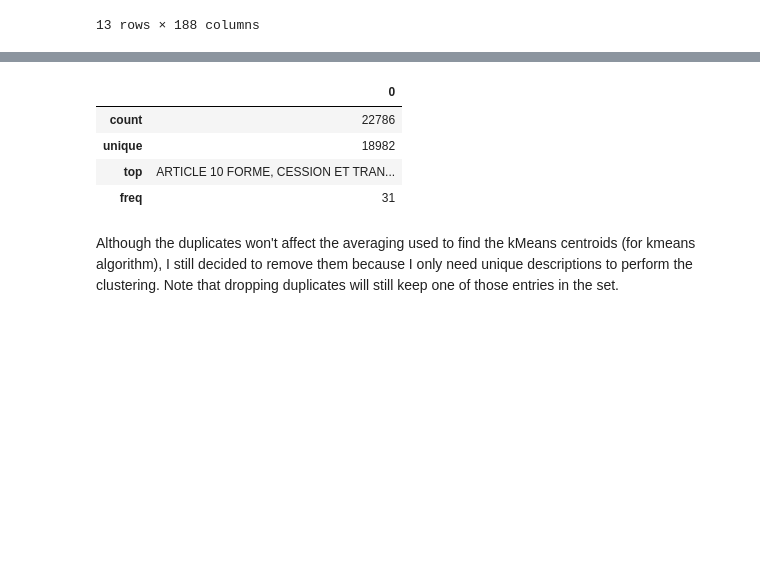
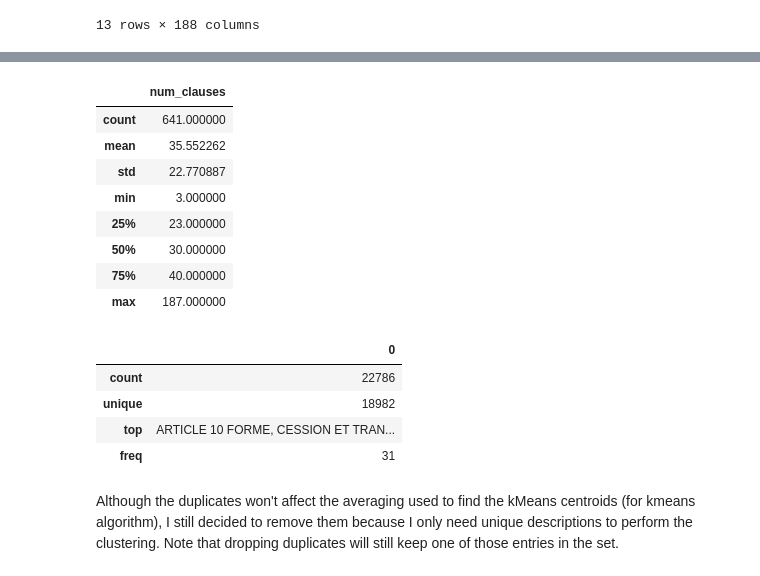
Before and after one commit to alaameloh/Hyperlex_test, a Jupyter notebook: hyperlex_test.ipynb, the cells around one changed output, grey strips where cells are left out. Cells and saved outputs as stored; diff of their text form; code cells hidden in the pictures; blank space fills up the shorter version.

```diff
--- a/hyperlex_test.ipynb
+++ b/hyperlex_test.ipynb
@@ -97,3 +104,15 @@ contracts_df.loc[[58,101,589],0] = None
+# %%
+contracts_df.describe() #to have an idea about the number of clusters
+# %% [output]
+|  | num_clauses |
+| count | 641.000000 |
+| mean | 35.552262 |
+| std | 22.770887 |
+| min | 3.000000 |
+| 25% | 23.000000 |
+| 50% | 30.000000 |
+| 75% | 40.000000 |
+| max | 187.000000 |
 # %%
 clauses_df = contracts_df.drop('num_clauses',axis=1).values.flatten()
 clauses_df = clauses_df[clauses_df != np.array(None)]
```
Also changed, not shown: parts of 23 cells of this notebook, 8 other files.
